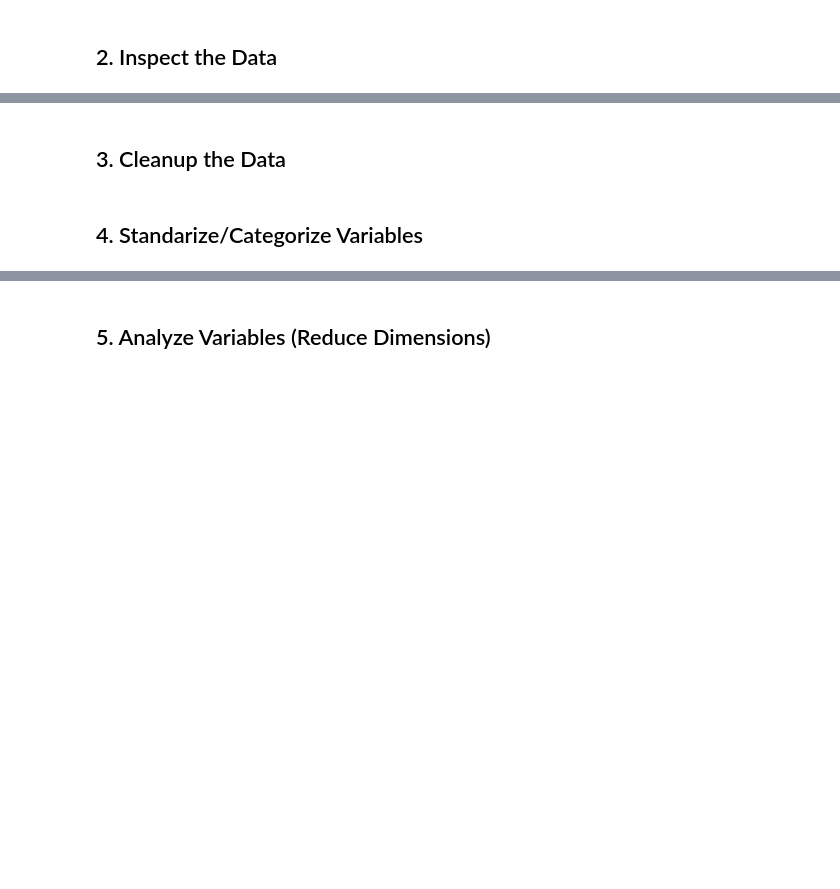
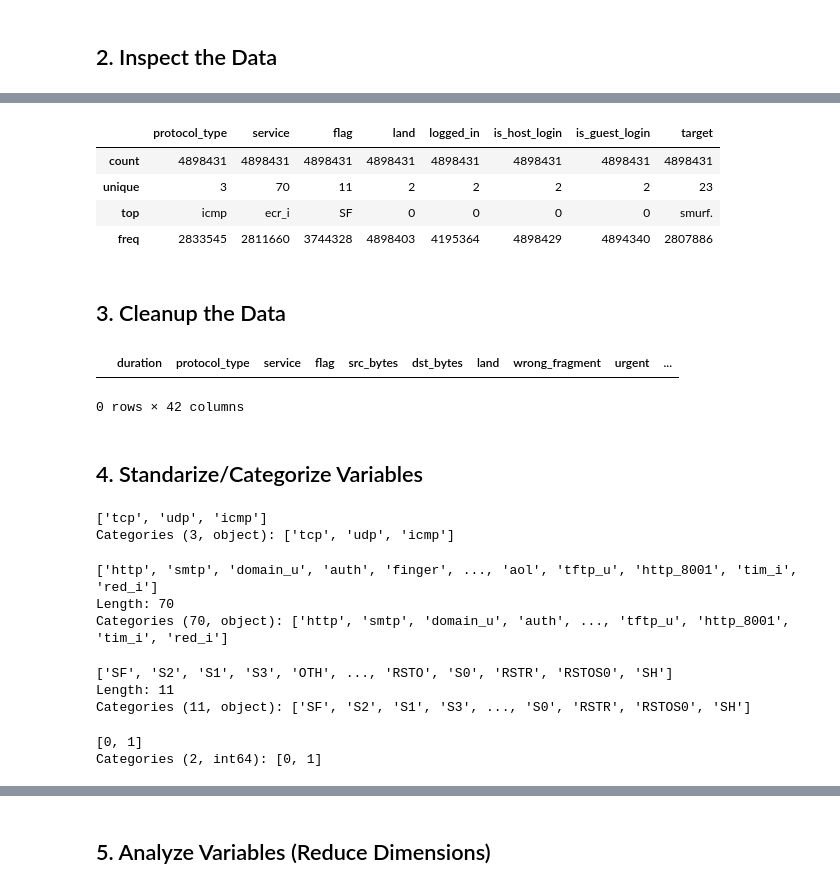
Before and after one commit to AmrAlSayed0/NIDS, a Jupyter notebook: Project.ipynb, the cells around one changed output, grey strips where cells are left out. Drawn from its saved outputs; the diff is of its cells as text; code cells hidden in the pictures; blank space fills up the shorter version.

```diff
--- a/Project.ipynb
+++ b/Project.ipynb
@@ -50,2 +34,0 @@ memory usage: 1.5 GB
-# %%
-data_as_dataframe=data_as_dataframe.convert_dtypes(infer_objects=False, convert_string=True, convert_integer=False, convert_boolean=False)
@@ -84,0 +56,11 @@ data_as_dataframe.describe()
+# %%
+# Looks like there are data that are misrepresented as 'object' or 'int64' when they're in fact category strings or booleans
+# Here we fix that
+data_as_dataframe['protocol_type']=data_as_dataframe['protocol_type'].astype('category')
+data_as_dataframe['service']=data_as_dataframe['service'].astype('category')
+data_as_dataframe['flag']=data_as_dataframe['flag'].astype('category')
+data_as_dataframe['land']=data_as_dataframe['land'].astype('category')
+data_as_dataframe['logged_in']=data_as_dataframe['logged_in'].astype('category')
+data_as_dataframe['is_host_login']=data_as_dataframe['is_host_login'].astype('category')
+data_as_dataframe['is_guest_login']=data_as_dataframe['is_guest_login'].astype('category')
+data_as_dataframe['target']=data_as_dataframe['target'].astype('category')
@@ -85,4 +102,41 @@ data_as_dataframe.describe()
+# %%
+# Quick scan for categorical columns
+data_as_dataframe.describe(include = 'category')
+# %% [output]
+|  | protocol_type | service | flag | land | logged_in | is_host_login | is_guest_login | target |
+| count | 4898431 | 4898431 | 4898431 | 4898431 | 4898431 | 4898431 | 4898431 | 4898431 |
+| unique | 3 | 70 | 11 | 2 | 2 | 2 | 2 | 23 |
+| top | icmp | ecr_i | SF | 0 | 0 | 0 | 0 | smurf. |
+| freq | 2833545 | 2811660 | 3744328 | 4898403 | 4195364 | 4898429 | 4894340 | 2807886 |
 # %% [markdown]
 ## 3. Cleanup the Data
+# %%
+# Check if there are any nan or invalid values. Remove them if there is.
+data_as_dataframe[data_as_dataframe.isna().any(axis=1)]
+# %% [output]
+|  | duration | protocol_type | service | flag | src_bytes | dst_bytes | land | wrong_fragment | urgent | ... |
+0 rows × 42 columns
 # %% [markdown]
 ## 4. Standarize/Categorize Variables
+# %%
+data_as_dataframe['protocol_type'].unique()
+# %% [output]
+['tcp', 'udp', 'icmp']
+Categories (3, object): ['tcp', 'udp', 'icmp']
+# %%
+data_as_dataframe['service'].unique()
+# %% [output]
+['http', 'smtp', 'domain_u', 'auth', 'finger', ..., 'aol', 'tftp_u', 'http_8001', 'tim_i', 'red_i']
+Length: 70
+Categories (70, object): ['http', 'smtp', 'domain_u', 'auth', ..., 'tftp_u', 'http_8001', 'tim_i', 'red_i']
+# %%
+data_as_dataframe['flag'].unique()
+# %% [output]
+['SF', 'S2', 'S1', 'S3', 'OTH', ..., 'RSTO', 'S0', 'RSTR', 'RSTOS0', 'SH']
+Length: 11
+Categories (11, object): ['SF', 'S2', 'S1', 'S3', ..., 'S0', 'RSTR', 'RSTOS0', 'SH']
+# %%
+data_as_dataframe['land'].unique()
+# %% [output]
+[0, 1]
+Categories (2, int64): [0, 1]
```
Also changed, not shown: parts of 17 cells of this notebook.
